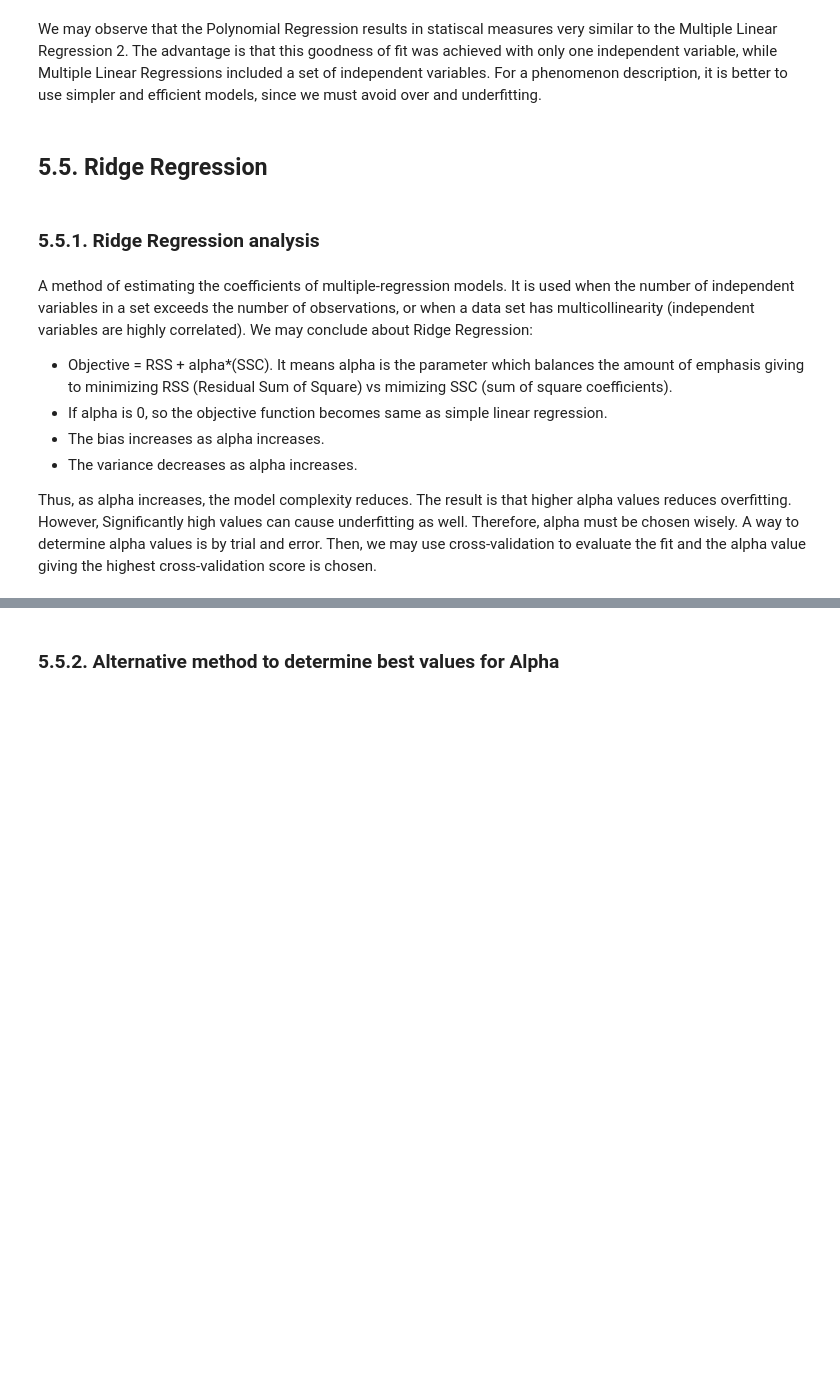
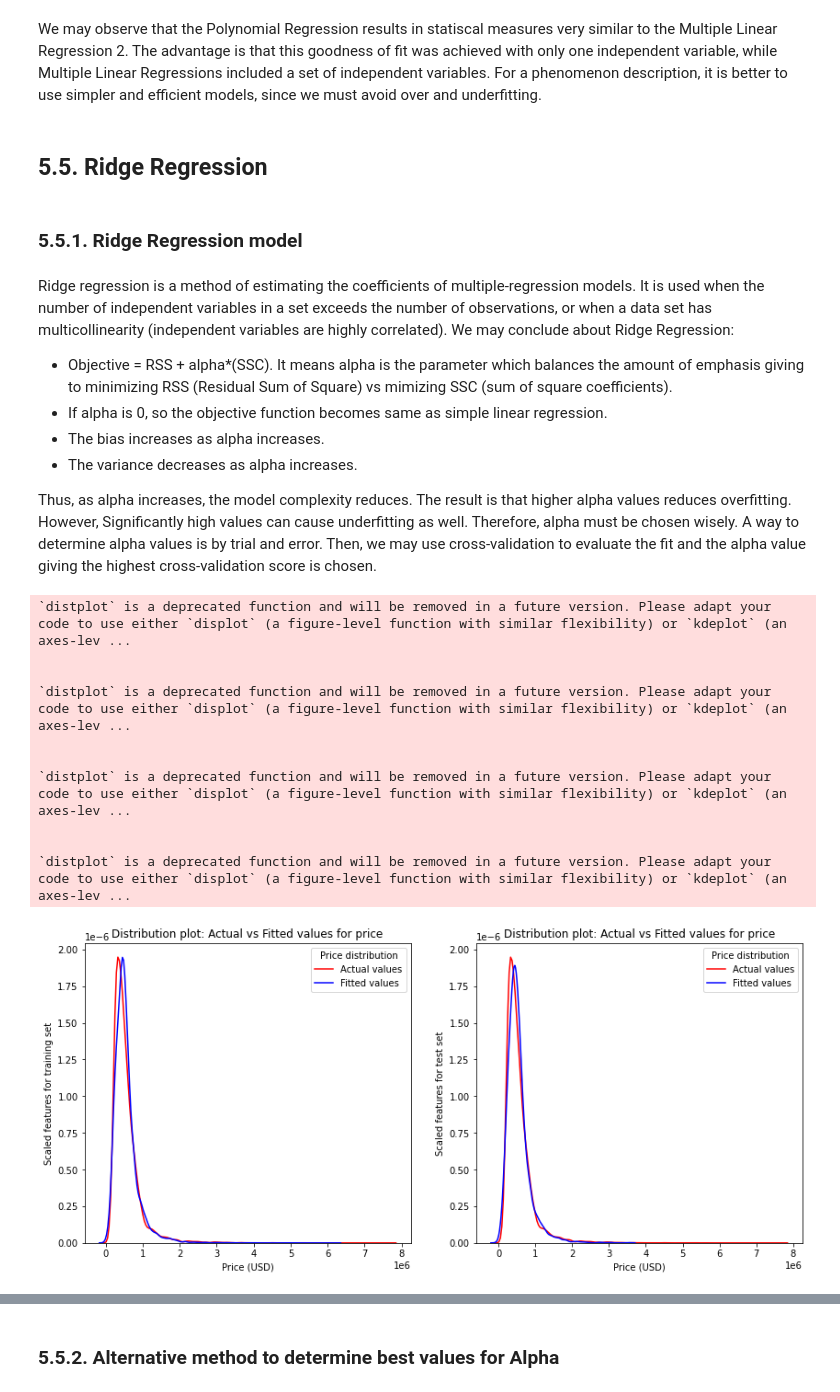
Before and after one commit to lucasquemelli/House_Rocket_Machine_Learning, a Jupyter notebook: House_Rocket_ML.ipynb, the cells around one changed output, grey strips where cells are left out. Saved outputs shown, nothing was run; the diff lists cells and outputs as text; code cells hidden in the pictures; blank space fills up the shorter version.

```diff
--- a/House_Rocket_ML.ipynb
+++ b/House_Rocket_ML.ipynb
@@ -1773,9 +1773,9 @@ We may observe that the Polynomial Regression results in statiscal measures very
 # %% [markdown]
 ## 5.5. Ridge Regression
 # %% [markdown]
-### 5.5.1. Ridge Regression analysis
+### 5.5.1. Ridge Regression model
 # %% [markdown]
-A method of estimating the coefficients of multiple-regression models. It is used when the number of independent variables in a set exceeds the number of observations, or when a data set has multicollinearity (independent variables are highly correlated). We may conclude about Ridge Regression:
+Ridge regression is a method of estimating the coefficients of multiple-regression models. It is used when the number of independent variables in a set exceeds the number of observations, or when a data set has multicollinearity (independent variables are highly correlated). We may conclude about Ridge Regression:
 - Objective = RSS + alpha*(SSC). It means alpha is the parameter which balances the amount of emphasis giving to minimizing RSS (Residual Sum of Square) vs mimizing SSC (sum of square coefficients).
 - If alpha is 0, so the objective function becomes same as simple linear regression.
 - The bias increases as alpha increases.
@@ -1819,30 +1819,81 @@ def ridge_reg():
   for alpha in alphas:
     ridge_regression = Ridge(alpha=alpha)
 
     estimator_ridge = ridge_regression.fit(x_train_scaled, y_train)
 
     predictions_ridge_train = estimator_ridge.predict(x_train_scaled)
     predictions_ridge_test = estimator_ridge.predict(x_test_scaled)
 
     r2_train = r2_score(y_train, predictions_ridge_train).round(4)
     r2_test = r2_score(y_test, predictions_ridge_test).round(4)
     rmse_test = np.sqrt(mean_squared_error(y_test, predictions_ridge_test)).round(2)
     mae_test = mean_absolute_error(y_test, predictions_ridge_test).round(2)
     mape_test = np.multiply(np.mean(np.abs((y_test - predictions_ridge_test)/y_test)), 100).round(2)
     cv = float(format(cross_val_score(ridge_regression, data_analysis[features], data_analysis['price'], cv = 10).mean(), '.4f'))
 
     r = evaluation.shape[0]
     evaluation.loc[r] = [f'Ridge Regression {i}', f'Apha = {alpha}', r2_train, r2_test, rmse_test, mae_test, str(mape_test)+'%', cv]
 
     i = i + 1
 
   return evaluation
 
+def best_alpha():
+  ridge_regression = Ridge(alpha=0.01)
+
+  estimator_ridge = ridge_regression.fit(x_train_scaled, y_train)
+
+  predictions_ridge_train = estimator_ridge.predict(x_train_scaled)
+  predictions_ridge_test = estimator_ridge.predict(x_test_scaled)
+
+  return predictions_ridge_train, predictions_ridge_test
+
+def model_visualization(data_analysis):
+  plt.figure(figsize=(14,6))
+
+  plt.subplot(121)
+  ax1 = sns.distplot(data_analysis['price'], hist=False, color='r', label="Actual values")
+  sns.distplot(predictions_ridge_train, hist=False, color='b', label="Fitted values", ax=ax1)
+  plt.title("Distribution plot: Actual vs Fitted values for price")
+  plt.xlabel("Price (USD)")
+  plt.ylabel("Scaled features for training set")
+  plt.legend(title="Price distribution", loc="upper right", labels=["Actual values","Fitted values"])
+
+
+  plt.subplot(122)
+  ax2 = sns.distplot(data_analysis['price'], hist=False, color='r', label="Actual values")
+  sns.distplot(predictions_ridge_test, hist=False, color='b', label="Fitted values", ax=ax2)
+  plt.title("Distribution plot: Actual vs Fitted values for price")
+  plt.xlabel("Price (USD)")
+  plt.ylabel("Scaled features for test set")
+  plt.legend(title="Price distribution", loc="upper right", labels=["Actual values","Fitted values"])
+
+  plt.show()
+  plt.close()
+
+  return None
+
 if __name__ == '__main__':
   target, features = target_features()
 
   train, test, x_train, x_test, y_train, y_test = data_split(data_analysis, feature, target)
 
   scale, x_train_scaled, x_test_scaled = data_normalize(x_train, x_test)
 
   evaluation = ridge_reg()
+
+  predictions_ridge_train, predictions_ridge_test = best_alpha()
+
+  model_visualization(data_analysis)
+# %% [output]
+`distplot` is a deprecated function and will be removed in a future version. Please adapt your code to use either `displot` (a figure-level function with similar flexibility) or `kdeplot` (an axes-lev ...
+
+
+`distplot` is a deprecated function and will be removed in a future version. Please adapt your code to use either `displot` (a figure-level function with similar flexibility) or `kdeplot` (an axes-lev ...
+
+
+`distplot` is a deprecated function and will be removed in a future version. Please adapt your code to use either `displot` (a figure-level function with similar flexibility) or `kdeplot` (an axes-lev ...
+
+
+`distplot` is a deprecated function and will be removed in a future version. Please adapt your code to use either `displot` (a figure-level function with similar flexibility) or `kdeplot` (an axes-lev ...
+[figure, added]
```
Also changed, not shown: parts of 7 cells of this notebook.
